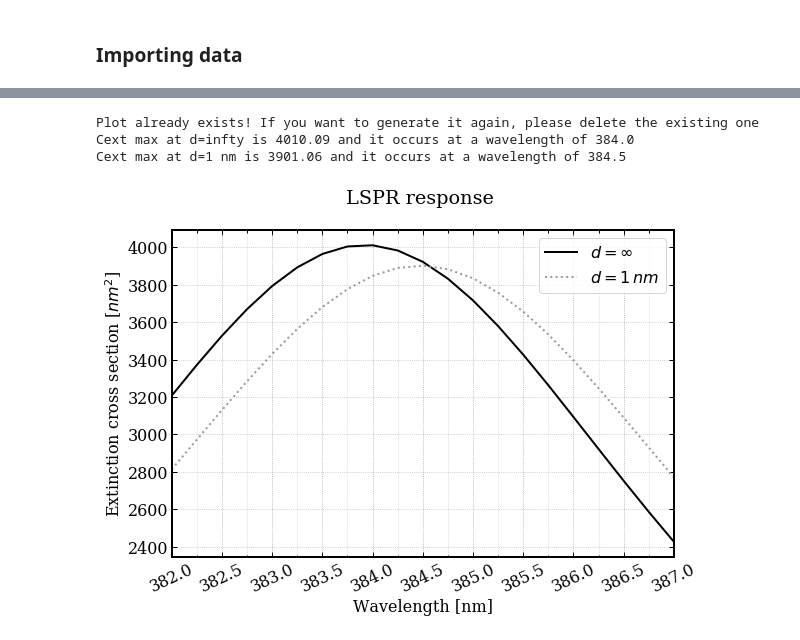
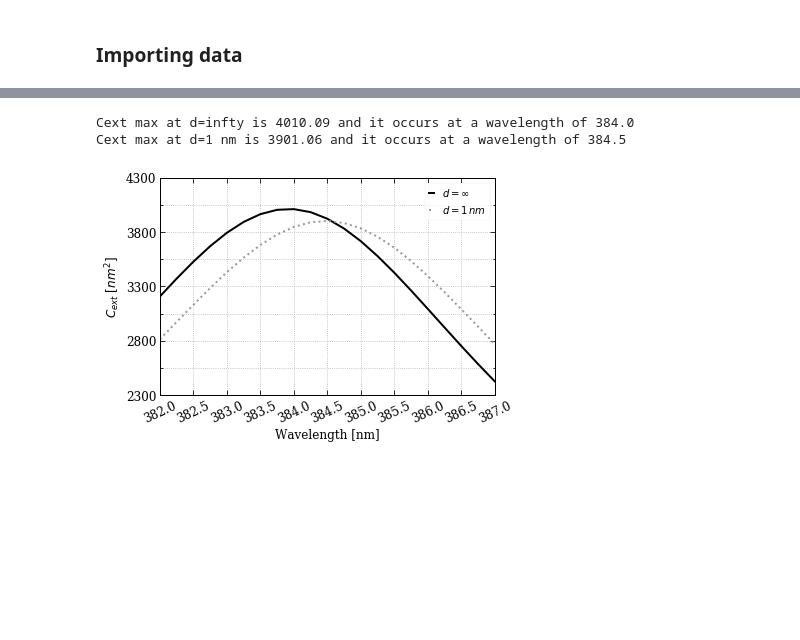
Before and after one commit to barbagroup/pygbe_lspr, a Jupyter notebook: paper/BSA_silver_NP_LSPR_response/LSPR_response_to_BSA.ipynb, the cells around one changed output, grey strips where cells are left out. Cells and saved outputs as stored; diff of their text form; code cells hidden in the pictures; blank space fills up the shorter version.

Commit message:
Generate draft report and adapt script for pdf

```diff
--- a/paper/BSA_silver_NP_LSPR_response/LSPR_response_to_BSA.ipynb
+++ b/paper/BSA_silver_NP_LSPR_response/LSPR_response_to_BSA.ipynb
@@ -34,13 +32,15 @@ p_file_2py = 'data/BSA_sensorR80_2py_d=1_00_ef0.0037.txt'
+# %%
+fig_name_2pz = '2pz_00_ef-0.0037_R8nm'
+
+lspr_response_helper.report(s_file, p_file_2pz)
+# %% [output]
+Cext max at d=infty is 4010.09 and it occurs at a wavelength of 384.0
+Cext max at d=1 nm is 3901.06 and it occurs at a wavelength of 384.5
+[figure, added]
 # %%
-fig_name_2pz = '2pz_00_ef-0.0037_R8nm'
-file_ext, file_name = lspr_response_helper.check_png(fig_name_2pz)
+file_ext, file_name = lspr_response_helper.check_file_exists(fig_name_2pz, f_ext='pdf')
 
 lspr_response_helper.report(s_file, p_file_2pz,
-                            file_name=file_name, file_ext=file_ext)
+                            file_name=file_name, file_ext=file_ext, paper=True)
-# %% [output]
-Plot already exists! If you want to generate it again, please delete the existing one
-Cext max at d=infty is 4010.09 and it occurs at a wavelength of 384.0
-Cext max at d=1 nm is 3901.06 and it occurs at a wavelength of 384.5
-[figure, removed]
 # %% [markdown]
 # Location : +/- 1 nm  in x-axis
```
Also changed, not shown: parts of 8 cells of this notebook, 1 other file.
